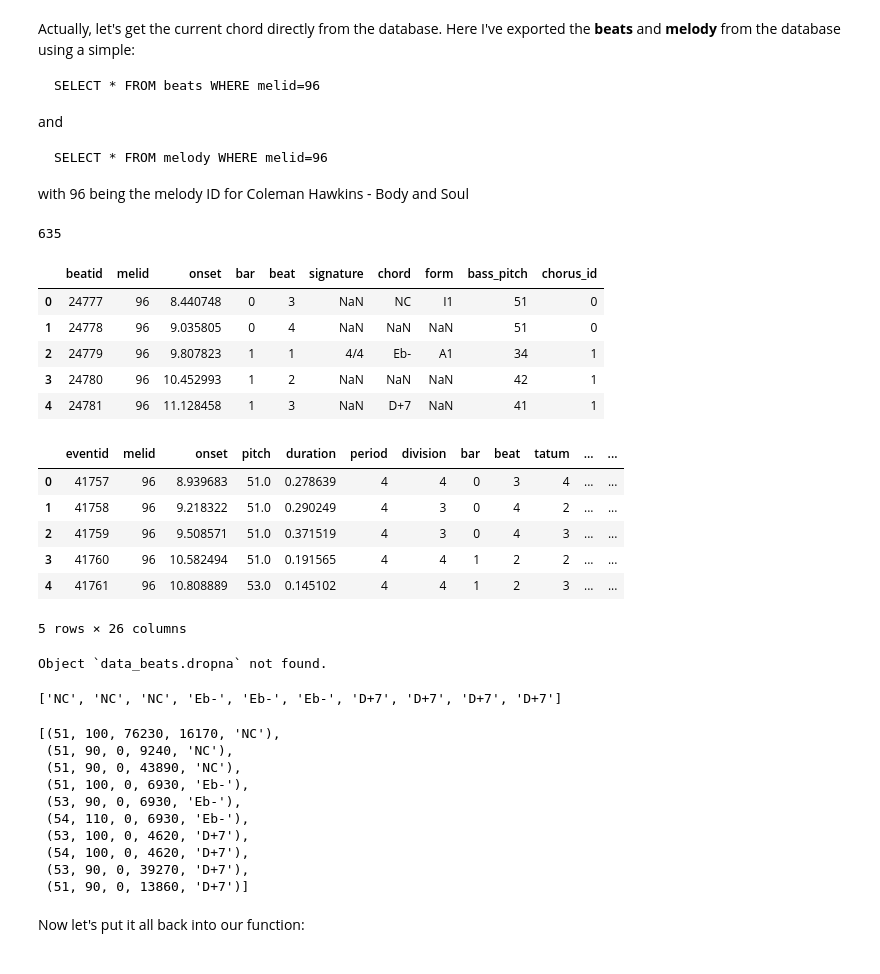
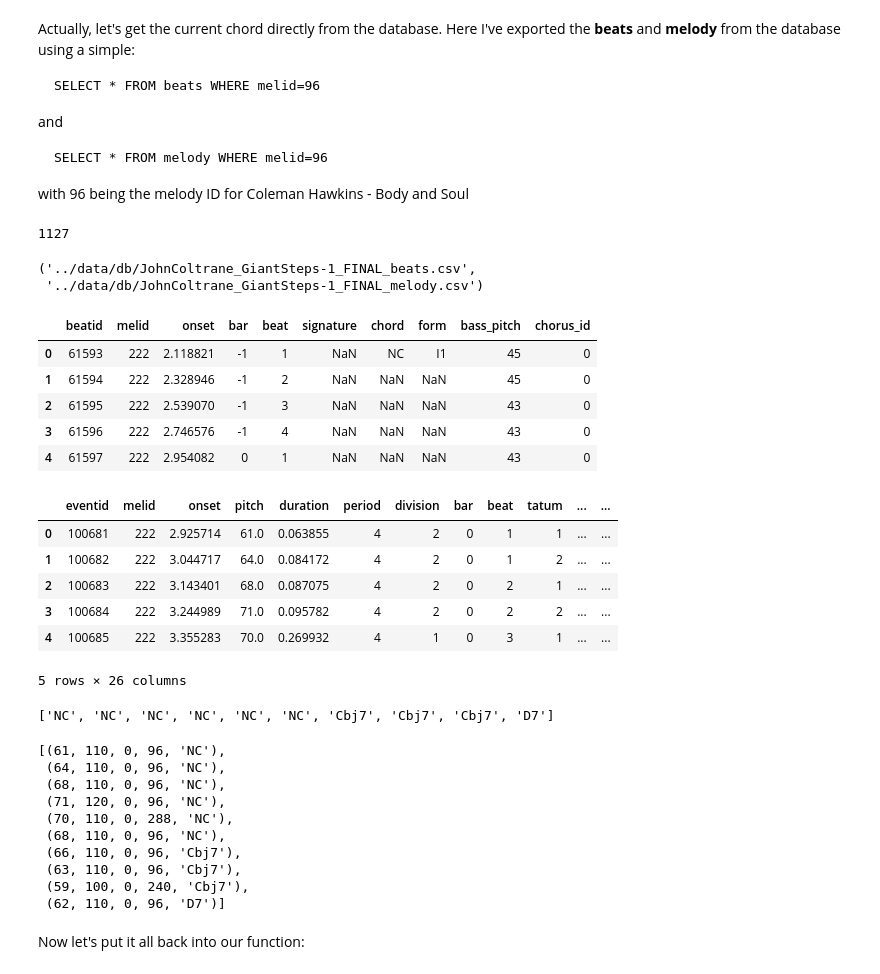
Before and after one commit to usdivad/jazz-ai-experiments, a Jupyter notebook: src/melody_harmony_generation_lstm.ipynb, the cells around one changed output. Cells and saved outputs as stored; diff of their text form; code cells hidden in the pictures.

Commit message:
update notebook to make it easier to change tunes; try with giant steps

```diff
--- a/src/melody_harmony_generation_lstm.ipynb
+++ b/src/melody_harmony_generation_lstm.ipynb
@@ -23,7 +25,8 @@ Using TensorFlow backend.
 # Based on lstm_train_on_midi_input()
 
 # Set variables (that will be passed in as arguments)
-tune_name = "ColemanHawkins_BodyAndSoul_FINAL"
+# tune_name = "ColemanHawkins_BodyAndSoul_FINAL"
+tune_name = "JohnColtrane_GiantSteps-1_FINAL"
 midi_data_dir = "../data/midi/quantized/"
 checkpoints_data_dir = "../data/models/"
 seq_length = 10
@@ -121,31 +124,42 @@ with 96 being the melody ID for Coleman Hawkins - Body and Soul
 # %%
 len(note_events)
 # %% [output]
-635
+1127
+# %%
+def db_construct_filepath(tune_name,
+                          data_type,  # "beats", "melody"
+                          data_dir="../data/db/"):
+    filename = "{}_{}.csv".format(tune_name, data_type)
+    filepath = os.path.join(data_dir, filename)
+    return filepath
+
+beats_filepath = db_construct_filepath(tune_name, "beats")
+melody_filepath = db_construct_filepath(tune_name, "melody")
+
+(beats_filepath, melody_filepath)
+# %% [output]
+('../data/db/JohnColtrane_GiantSteps-1_FINAL_beats.csv',
+ '../data/db/JohnColtrane_GiantSteps-1_FINAL_melody.csv')
 # %%
 def db_read_file(filepath):
     data = pd.read_csv(filepath)
     return data
 
-db_read_file("../data/db/ColemanHawkins_BodyAndSoul_FINAL_beats.csv").head()
+db_read_file(beats_filepath).head()
 # %% [output]
 |  | beatid | melid | onset | bar | beat | signature | chord | form | bass_pitch | chorus_id |
-| 0 | 24777 | 96 | 8.440748 | 0 | 3 | NaN | NC | I1 | 51 | 0 |
-| 1 | 24778 | 96 | 9.035805 | 0 | 4 | NaN | NaN | NaN | 51 | 0 |
-| 2 | 24779 | 96 | 9.807823 | 1 | 1 | 4/4 | Eb- | A1 | 34 | 1 |
-| 3 | 24780 | 96 | 10.452993 | 1 | 2 | NaN | NaN | NaN | 42 | 1 |
-| 4 | 24781 | 96 | 11.128458 | 1 | 3 | NaN | D+7 | NaN | 41 | 1 |
+| 0 | 61593 | 222 | 2.118821 | -1 | 1 | NaN | NC | I1 | 45 | 0 |
+| 1 | 61594 | 222 | 2.328946 | -1 | 2 | NaN | NaN | NaN | 45 | 0 |
+| 2 | 61595 | 222 | 2.539070 | -1 | 3 | NaN | NaN | NaN | 43 | 0 |
+| 3 | 61596 | 222 | 2.746576 | -1 | 4 | NaN | NaN | NaN | 43 | 0 |
+| 4 | 61597 | 222 | 2.954082 | 0 | 1 | NaN | NaN | NaN | 43 | 0 |
-# %%
-db_read_file("../data/db/ColemanHawkins_BodyAndSoul_FINAL_melody.csv").head()
-# %% [output]
-|  | eventid | melid | onset | pitch | duration | period | division | bar | beat | tatum | ... | ... |
-| 0 | 41757 | 96 | 8.939683 | 51.0 | 0.278639 | 4 | 4 | 0 | 3 | 4 | ... | ... |
-| 1 | 41758 | 96 | 9.218322 | 51.0 | 0.290249 | 4 | 3 | 0 | 4 | 2 | ... | ... |
-| 2 | 41759 | 96 | 9.508571 | 51.0 | 0.371519 | 4 | 3 | 0 | 4 | 3 | ... | ... |
-| 3 | 41760 | 96 | 10.582494 | 51.0 | 0.191565 | 4 | 4 | 1 | 2 | 2 | ... | ... |
-| 4 | 41761 | 96 | 10.808889 | 53.0 | 0.145102 | 4 | 4 | 1 | 2 | 3 | ... | ... |
-5 rows × 26 columns
-# %%
-data_beats.dropna?
-# %% [output]
-Object `data_beats.dropna` not found.
+# %%
+db_read_file(melody_filepath).head()
+# %% [output]
+|  | eventid | melid | onset | pitch | duration | period | division | bar | beat | tatum | ... | ... |
+| 0 | 100681 | 222 | 2.925714 | 61.0 | 0.063855 | 4 | 2 | 0 | 1 | 1 | ... | ... |
+| 1 | 100682 | 222 | 3.044717 | 64.0 | 0.084172 | 4 | 2 | 0 | 1 | 2 | ... | ... |
+| 2 | 100683 | 222 | 3.143401 | 68.0 | 0.087075 | 4 | 2 | 0 | 2 | 1 | ... | ... |
+| 3 | 100684 | 222 | 3.244989 | 71.0 | 0.095782 | 4 | 2 | 0 | 2 | 2 | ... | ... |
+| 4 | 100685 | 222 | 3.355283 | 70.0 | 0.269932 | 4 | 1 | 0 | 3 | 1 | ... | ... |
+5 rows × 26 columns
@@ -170,12 +186,10 @@ def db_get_harmony_for_melody(beats_filepath, melody_filepath):
         chords.append(chord)
     return chords
 
-beats_filepath = "../data/db/ColemanHawkins_BodyAndSoul_FINAL_beats.csv"
-melody_filepath = "../data/db/ColemanHawkins_BodyAndSoul_FINAL_melody.csv"
 chords = db_get_harmony_for_melody(beats_filepath, melody_filepath)
 chords[:10]
 # %% [output]
-['NC', 'NC', 'NC', 'Eb-', 'Eb-', 'Eb-', 'D+7', 'D+7', 'D+7', 'D+7']
+['NC', 'NC', 'NC', 'NC', 'NC', 'NC', 'Cbj7', 'Cbj7', 'Cbj7', 'D7']
 # %%
 # This will be a variant of midi_create_note_events()
 def midi_create_note_events_harmony(note_pairs, chords):
@@ -188,16 +202,16 @@ def midi_create_note_events_harmony(note_pairs, chords):
 note_events = midi_create_note_events_harmony(note_pairs, chords)
 note_events[:10]
 # %% [output]
-[(51, 100, 76230, 16170, 'NC'),
- (51, 90, 0, 9240, 'NC'),
- (51, 90, 0, 43890, 'NC'),
- (51, 100, 0, 6930, 'Eb-'),
- (53, 90, 0, 6930, 'Eb-'),
- (54, 110, 0, 6930, 'Eb-'),
- (53, 100, 0, 4620, 'D+7'),
- (54, 100, 0, 4620, 'D+7'),
- (53, 90, 0, 39270, 'D+7'),
- (51, 90, 0, 13860, 'D+7')]
+[(61, 110, 0, 96, 'NC'),
+ (64, 110, 0, 96, 'NC'),
+ (68, 110, 0, 96, 'NC'),
+ (71, 120, 0, 96, 'NC'),
+ (70, 110, 0, 288, 'NC'),
+ (68, 110, 0, 96, 'NC'),
+ (66, 110, 0, 96, 'Cbj7'),
+ (63, 110, 0, 96, 'Cbj7'),
+ (59, 100, 0, 240, 'Cbj7'),
+ (62, 110, 0, 96, 'D7')]
 # %%
 # We already did this in db_get_harmony_for_melody() and midi_create_note_events_harmony()
 # def midi_add_harmony_to_notes(note_events):
```
Also changed, not shown: parts of 22 cells of this notebook.
